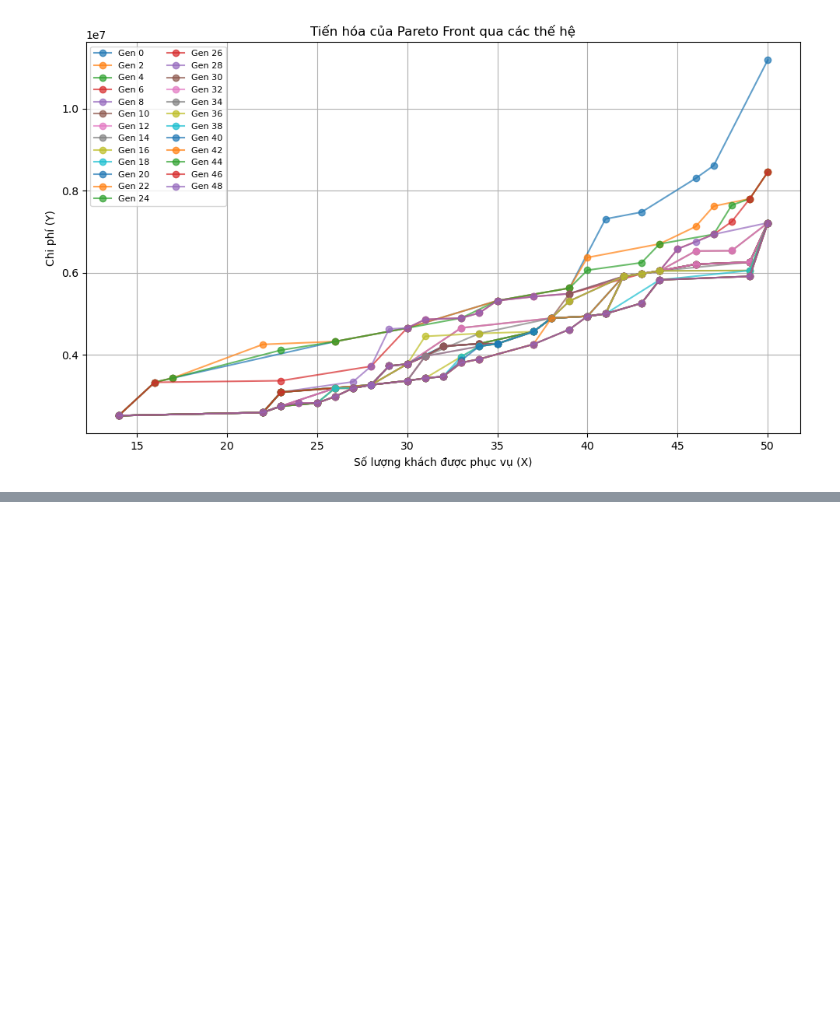
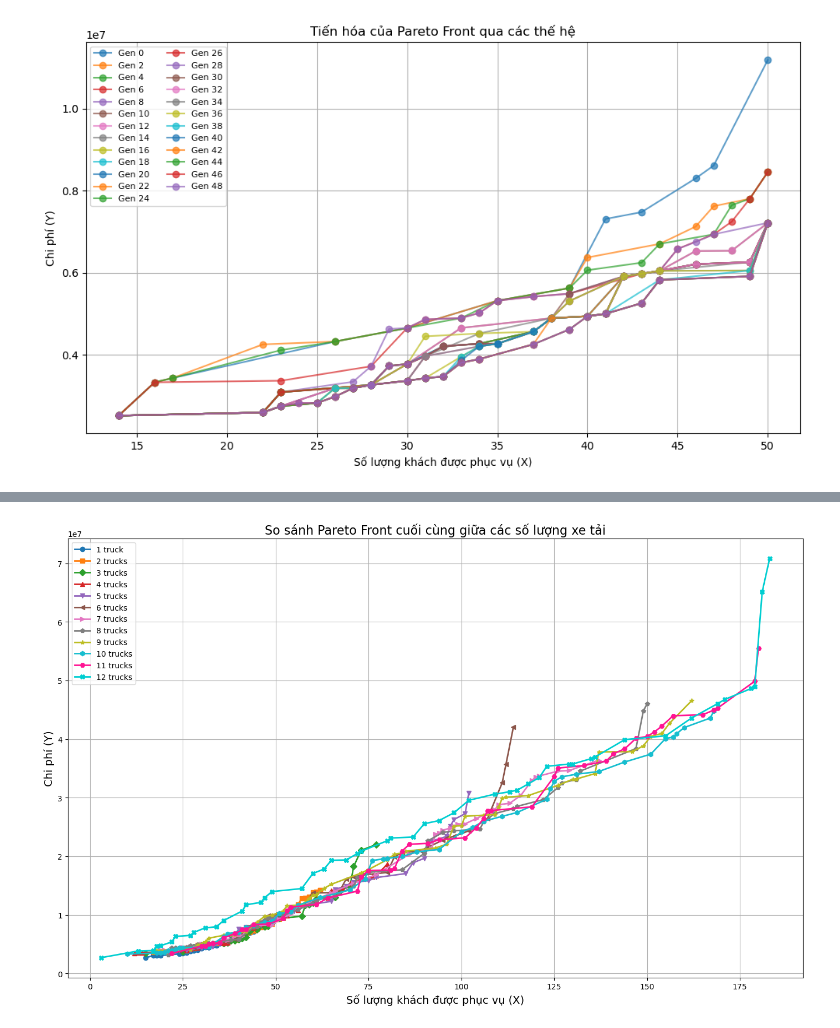
Before and after one commit to tienkhoina/Truck_drone_optimize, a Jupyter notebook: Result compare/Hyper_volume.ipynb, the cells around one changed output, grey strips where cells are left out. Cells and saved outputs as stored; diff of their text form; code cells hidden in the pictures; blank space fills up the shorter version.

```diff
--- a/Result compare/Hyper_volume.ipynb
+++ b/Result compare/Hyper_volume.ipynb
@@ -293,0 +294,68 @@ Ref : [ 5.370000e+01 -1.343442e+06]
+# %%
+import matplotlib.pyplot as plt
+import numpy as np
+
+# Đọc Pareto cuối cùng từ file
+def read_last_pareto(filename):
+    generations = []
+    current_gen = []
+
+    with open(filename, 'r', encoding='utf-8') as f:
+        for line in f:
+            line = line.strip()
+            if line.startswith("Thế hệ thứ"):
+                if current_gen:
+                    generations.append(current_gen)
+                    current_gen = []
+            elif line:
+                parts = line.split()
+                if len(parts) == 2:
+                    x = int(parts[0])
+                    y = float(parts[1])
+                    current_gen.append((x, y))
+        if current_gen:
+            generations.append(current_gen)
+    return generations[-1]  # chỉ lấy thế hệ cuối cùng
+
+# Hàm vẽ
+def plot_last_paretos(data_list, labels, colors, markers):
+    plt.figure(figsize=(14, 9))
+
+    for data, label, color, marker in zip(data_list, labels, colors, markers):
+        data_sorted = sorted(data, key=lambda x: x[0])
+        x_vals = [p[0] for p in data_sorted]
+        y_vals = [p[1] for p in data_sorted]
+        plt.plot(x_vals, y_vals, marker=marker, linestyle='-', label=label,
+                 color=color, markersize=6, linewidth=2, alpha=1.0)  # đậm hơn: linewidth=2, alpha=1
+
+    plt.xlabel("Số lượng khách được phục vụ (X)", fontsize=14)
+    plt.ylabel("Chi phí (Y)", fontsize=14)
+    plt.title("So sánh Pareto Front cuối cùng giữa các số lượng xe tải", fontsize=16)
+    plt.legend(fontsize=10)
+    plt.grid(True)
+    plt.tight_layout()
+    plt.show()
+
+# Đọc dữ liệu
+data_list = []
+labels = []
+for i in range(1, 13):
+    filename = f"D:/Project GA new/data/Pareto1_Moea_with_select_parent2_{i}.txt"
+    pareto = read_last_pareto(filename)
+    data_list.append(pareto)
+    labels.append(f"{i} truck{'s' if i > 1 else ''}")
+
+# Màu đậm rõ ràng
+colors = [
+    '#1f77b4', '#ff7f0e', '#2ca02c', '#d62728',
+    '#9467bd', '#8c564b', '#e377c2', '#7f7f7f',
+    '#bcbd22', '#17becf', '#ff1493', '#00ced1'
+]
+
+# 12 markers đẹp
+markers = ['o', 's', 'D', '^', 'v', '<', '>', 'p', '*', 'h', 'H', 'X']
+
+# Vẽ
+plot_last_paretos(data_list, labels, colors, markers)
+# %% [output]
+[figure, added]
```
Also changed, not shown: parts of 4 cells of this notebook, 32 other files.
